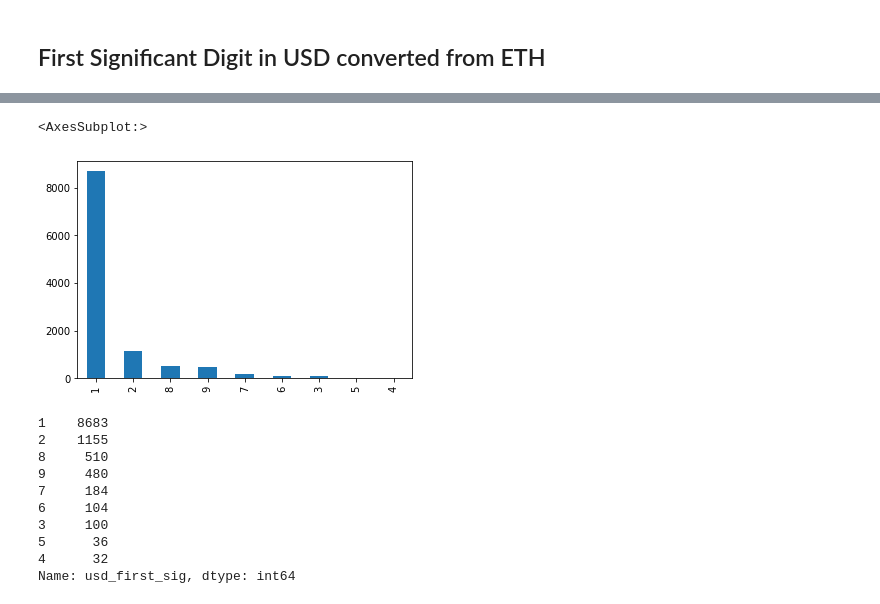
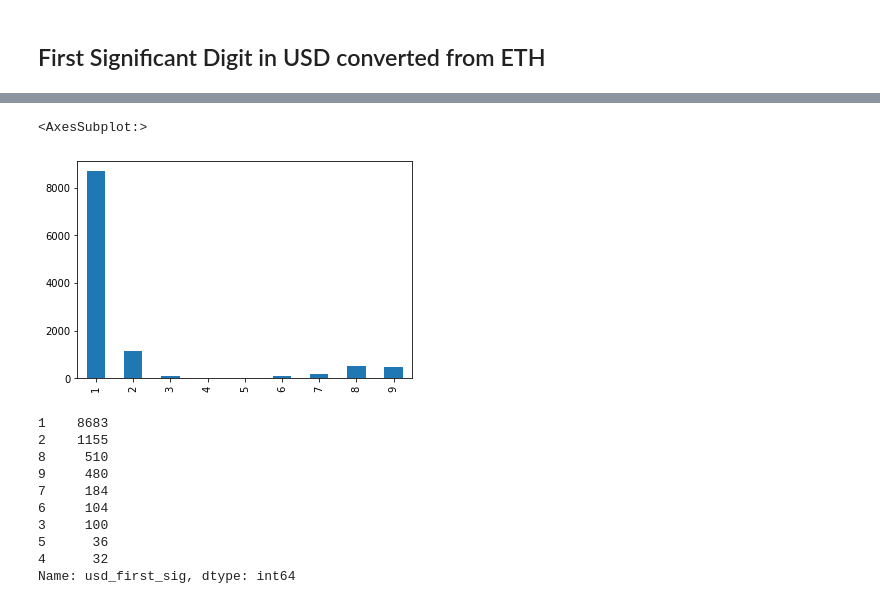
Before and after one commit to Cwolfe13/NFT-Wash-Analysis, a Jupyter notebook: benford.ipynb, the cells around one changed output, grey strips where cells are left out. Cells and saved outputs as stored; diff of their text form; code cells hidden in the pictures.

```diff
--- a/benford.ipynb
+++ b/benford.ipynb
@@ -337,10 +352,10 @@ Name: usd_price, dtype: float64
 # %%
 fomo['usd_first_sig'] = make_first_sig(fomo['usd_price'])
 # %%
-fomo['usd_first_sig'].value_counts().plot(kind='bar')
+fomo['usd_first_sig'].value_counts().sort_index().plot(kind='bar')
 # %% [output]
 <AxesSubplot:>
-[figure, old version]
+[figure, new version]
 # %%
 fomo['usd_first_sig'].value_counts()
 # %% [output]
```
Also changed, not shown: parts of 14 cells of this notebook, 2 other files.
